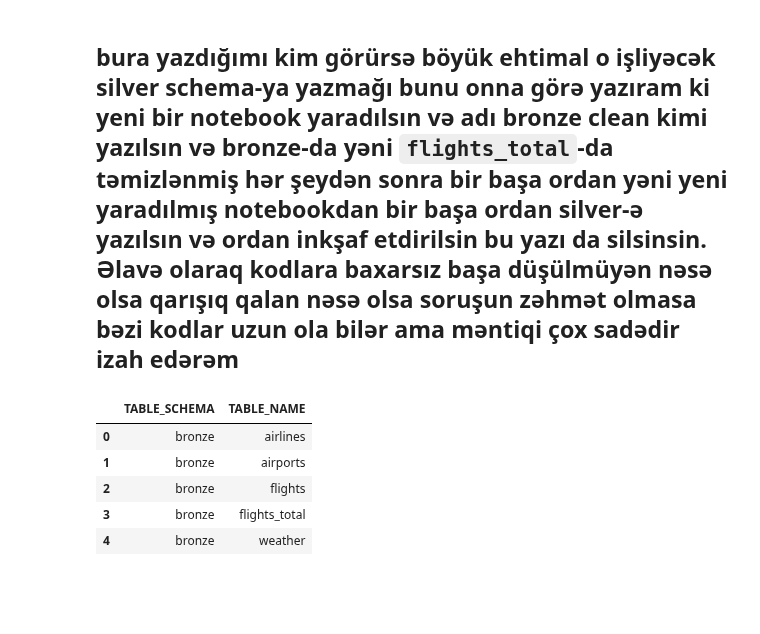
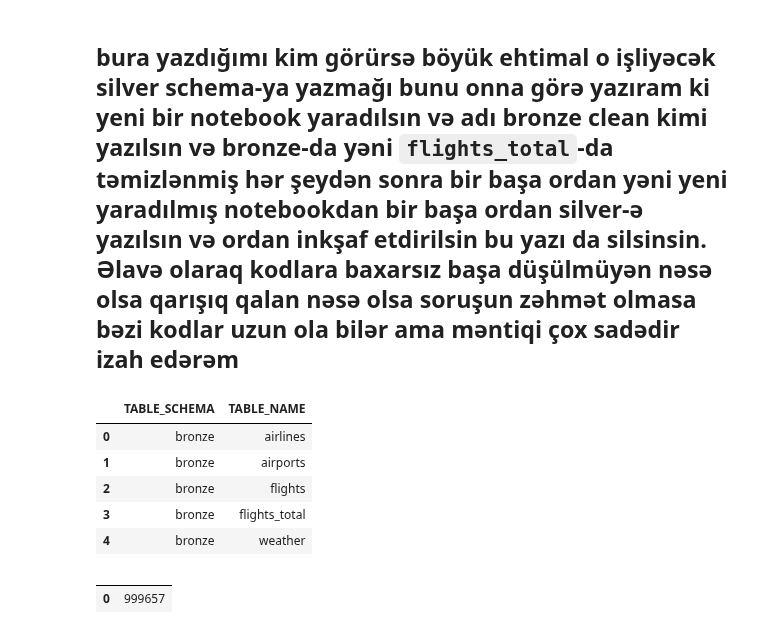
Before and after one commit to edaletsadigov/Flight-delay-analysis-E2E, a Jupyter notebook: notebooks/01_bronze.ipynb, the cells around one changed output. Saved outputs shown, nothing was run; the diff lists cells and outputs as text; code cells hidden in the pictures; blank space fills up the shorter version.

```diff
--- a/notebooks/01_bronze.ipynb
+++ b/notebooks/01_bronze.ipynb
@@ -516,3 +516,8 @@ display(df_tables)
 | 2 | bronze | flights |
 | 3 | bronze | flights_total |
 | 4 | bronze | weather |
+# %%
+pd.read_sql(text('''select count(*) from bronze.flights_total'''),engine)
+# %% [output]
+|  |  |
+| 0 | 999657 |
```
